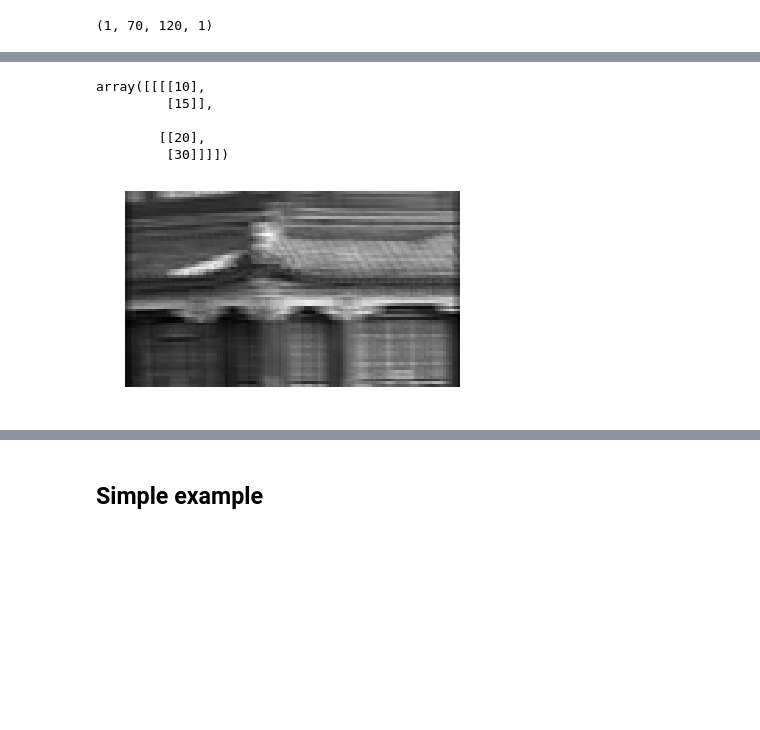
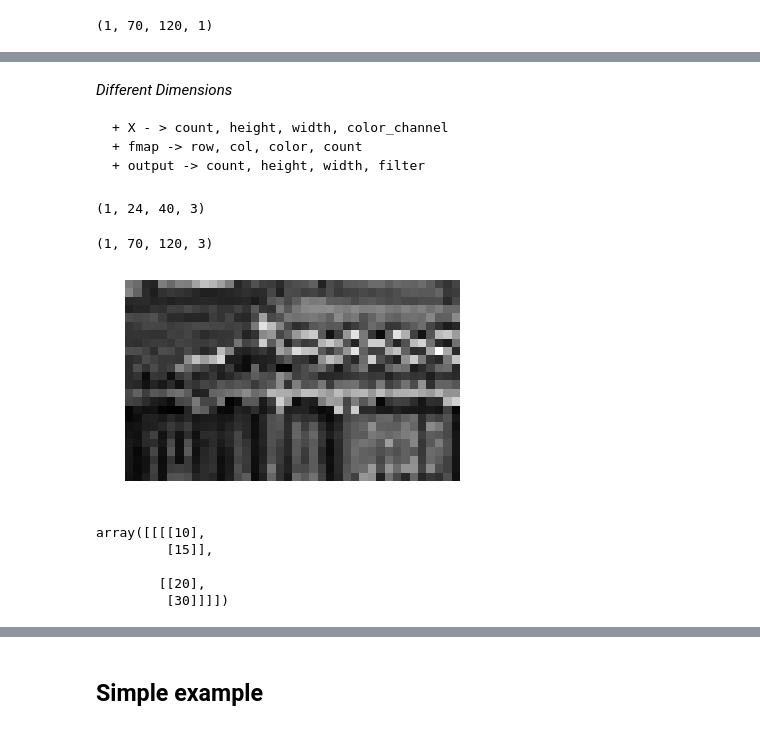
Before and after one commit to cloudxlab/ml, a Jupyter notebook: deep_learning/convolutional_neural_networks.ipynb, the cells around one changed output, grey strips where cells are left out. Saved outputs shown, nothing was run; the diff lists cells and outputs as text; code cells hidden in the pictures; blank space fills up the shorter version.

```diff
--- a/deep_learning/convolutional_neural_networks.ipynb
+++ b/deep_learning/convolutional_neural_networks.ipynb
@@ -189,3 +231,22 @@ plt.show()
+# %% [markdown]
+*Different Dimensions*
+
+    + X - > count, height, width, color_channel
+    + fmap -> row, col, color, count
+    + output -> count, height, width, filter
+# %%
+output.shape #stride == 3
+# %% [output]
+(1, 24, 40, 3)
+# %%
+output.shape #stride == 1
+# %% [output]
+(1, 70, 120, 3)
+# %%
+plot_image(output[0, :, :, 2])
+plt.show()
+# %% [output]
+[figure, added]
 # %%
 TMP = np.array([[10, 15],
        [20, 30]])
@@ -198,8 +259,3 @@ array([[[[10],
 
         [[20],
          [30]]]])
-# %%
-plot_image(output[0, :, :, 1])
-plt.show()
-# %% [output]
-[figure, removed]
```
Also changed, not shown: parts of 8 cells of this notebook.
